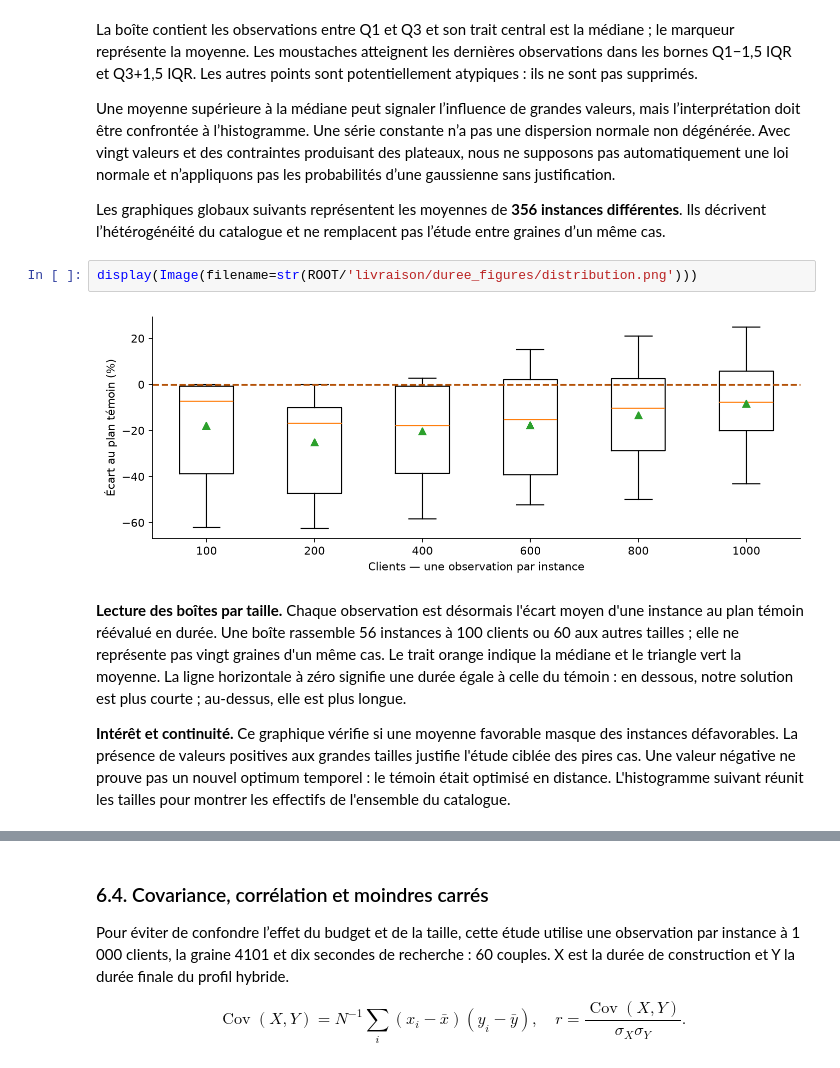
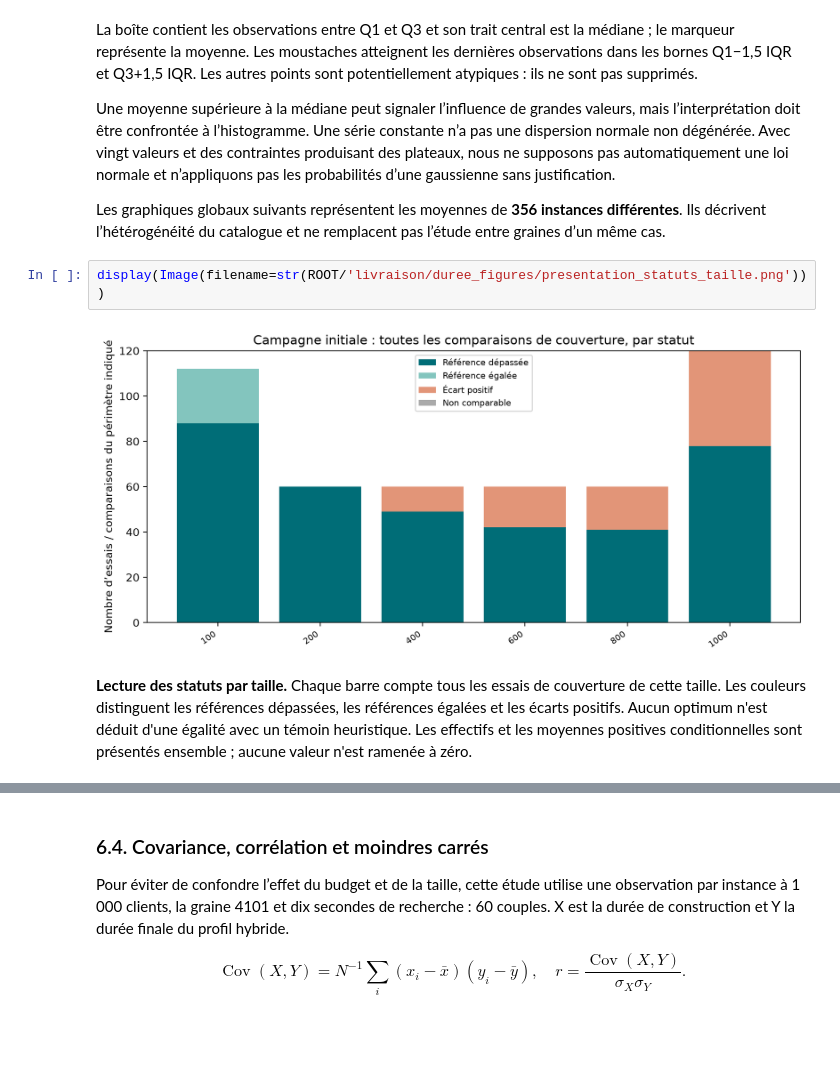
Before and after one commit to samberbi/algo-final-cvrptw, a Jupyter notebook: notebooks/Livrable_Final_CVRPTW.ipynb, the cells around one changed output, grey strips where cells are left out. Cells and saved outputs as stored; diff of their text form; blank space fills up the shorter version.

Commit message:
Valider le livrable par statuts et synchroniser notebook HTML et preuves

```diff
--- a/notebooks/Livrable_Final_CVRPTW.ipynb
+++ b/notebooks/Livrable_Final_CVRPTW.ipynb
@@ -670,11 +748,13 @@ Une moyenne supérieure à la médiane peut signaler l’influence de grandes va
 
 Les graphiques globaux suivants représentent les moyennes de **356 instances différentes**. Ils décrivent l’hétérogénéité du catalogue et ne remplacent pas l’étude entre graines d’un même cas.
 # %%
-display(Image(filename=str(ROOT/'livraison/duree_figures/distribution.png')))
+display(Image(filename=str(ROOT/'livraison/duree_figures/presentation_statuts_taille.png')))
 # %% [output]
-[figure, old version]
+[figure, new version]
 # %% [markdown]
-**Lecture des boîtes par taille.** Chaque observation est désormais l'écart moyen d'une instance au plan témoin réévalué en durée. Une boîte rassemble 56 instances à 100 clients ou 60 aux autres tailles ; elle ne représente pas vingt graines d'un même cas. Le trait orange indique la médiane et le triangle vert la moyenne. La ligne horizontale à zéro signifie une durée égale à celle du témoin : en dessous, notre solution est plus courte ; au-dessus, elle est plus longue.
-
-**Intérêt et continuité.** Ce graphique vérifie si une moyenne favorable masque des instances défavorables. La présence de valeurs positives aux grandes tailles justifie l'étude ciblée des pires cas. Une valeur négative ne prouve pas un nouvel optimum temporel : le témoin était optimisé en distance. L'histogramme suivant réunit les tailles pour montrer les effectifs de l'ensemble du catalogue.
+**Lecture des statuts par taille.** Chaque barre compte tous les essais
+de couverture de cette taille. Les couleurs distinguent les références dépassées,
+les références égalées et les écarts positifs. Aucun optimum n'est déduit d'une
+égalité avec un témoin heuristique. Les effectifs et les moyennes positives
+conditionnelles sont présentés ensemble ; aucune valeur n'est ramenée à zéro.
 # %%
```
Also changed, not shown: parts of 14 cells of this notebook, 22 other files.
